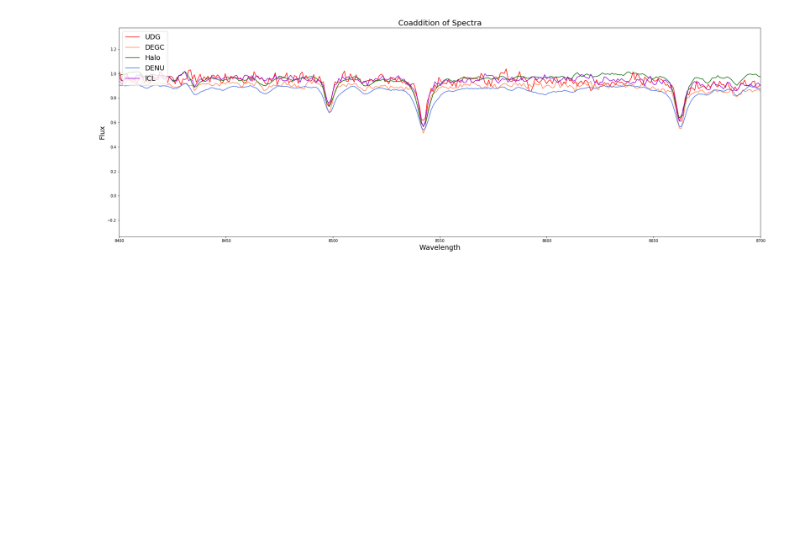
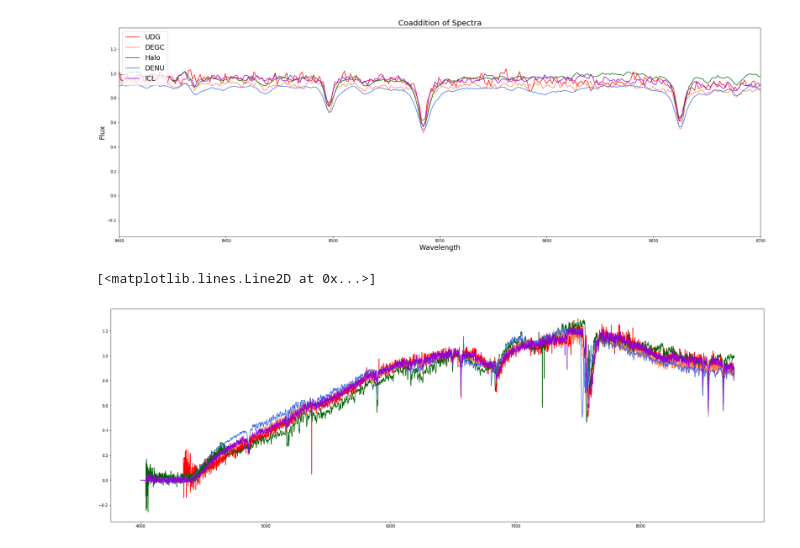
Before and after one commit to kadri-nizam/SIP2019, a Jupyter notebook: Giovanni/Coadding Species.ipynb, the cells around one changed output. Saved outputs shown, nothing was run; the diff lists cells and outputs as text; code cells hidden in the pictures; blank space fills up the shorter version.

```diff
--- a/Giovanni/Coadding Species.ipynb
+++ b/Giovanni/Coadding Species.ipynb
@@ -280,3 +284,13 @@ def plot(flux1, flux2, flux3, flux4, flux5, title, xlim):
 plot(coadd_spectraUDG, coadd_spectraDEGC, coadd_spectraH, coadd_spectraDENU, coadd_spectraICL, 'Coaddition of Spectra', xlim = True)
 # %% [output]
 [figure]
+# %%
+plt.figure(figsize = (30,10))
+plt.plot(correct,coadd_spectraUDG, color = 'r')
+plt.plot(correct,coadd_spectraDEGC, color = 'coral')
+plt.plot(correct,coadd_spectraH, color = 'darkgreen')
+plt.plot(correct,coadd_spectraDENU, color = 'royalblue')
+plt.plot(correct,coadd_spectraICL, color = 'darkviolet')
+# %% [output]
+[<matplotlib.lines.Line2D at 0x...>]
+[figure, added]
```
Also changed, not shown: parts of 2 cells of this notebook.
